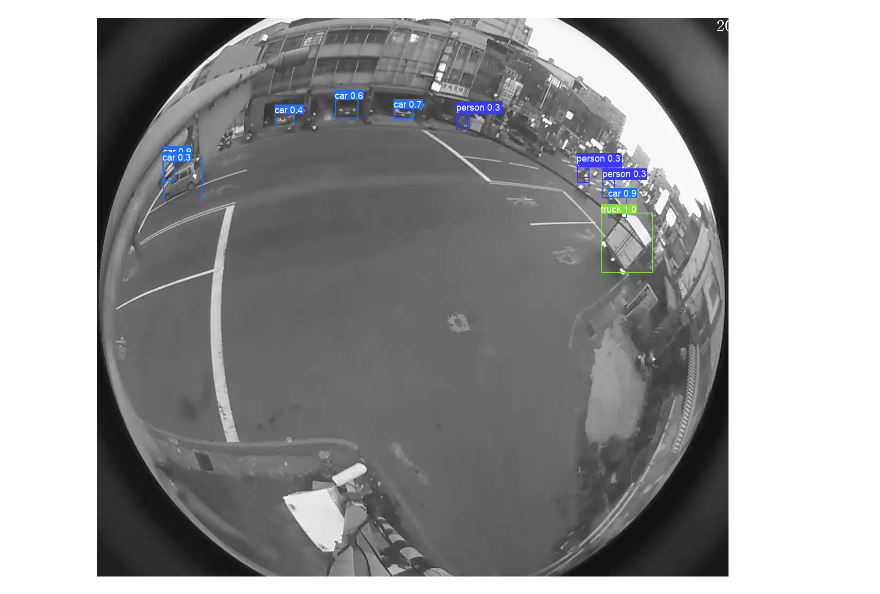
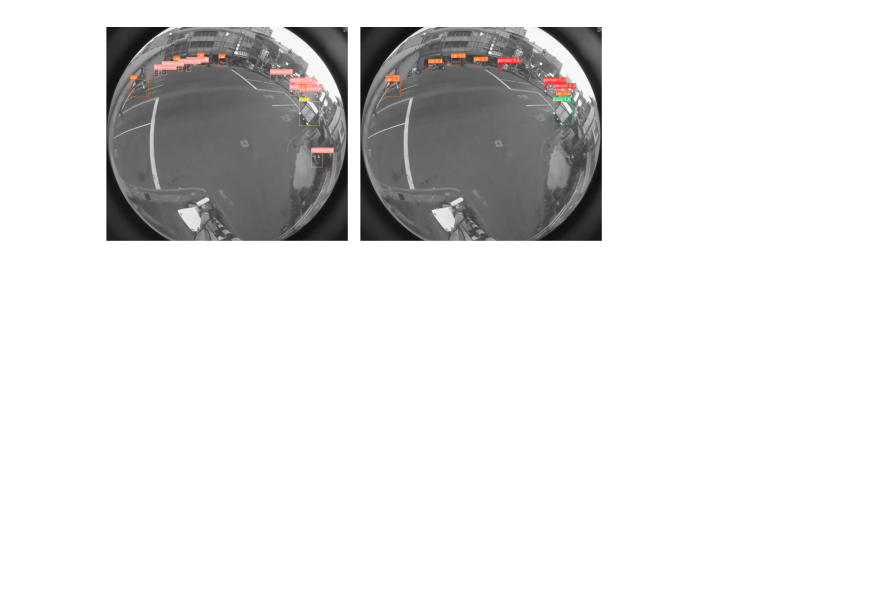
Before and after one commit to g1y5x3/fisheye_challenge, a Jupyter notebook: inspect_results.ipynb, the cells around one changed output. Cells and saved outputs as stored; diff of their text form; code cells hidden in the pictures; blank space fills up the shorter version.

```diff
--- a/inspect_results.ipynb
+++ b/inspect_results.ipynb
@@ -30,6 +32,13 @@ cls = np.array([gt["category_id"] for gt in gt_ann if gt["image_id"] == idx])
 bboxes = np.array([gt["bbox"] for gt in gt_ann if gt["image_id"] == idx])
 names = {0: 'bus', 1: 'motorcycle', 2: 'car', 3: 'person', 4: 'truck'}
 
-plot_images(img, cls, bboxes, None, names)
+img_gt = plot_images(img, cls, bboxes, None, names, plot=False)
+
+# get predictions
+cls = np.array([pred["category_id"] for pred in preds if pred["image_id"] == idx])
+bboxes = np.array([pred["bbox"] for pred in preds if pred["image_id"] == idx])
+confs = np.array([pred["score"] for pred in preds if pred["image_id"] == idx])
+names = {0: 'person', 2: 'car', 3: 'motorcycle', 5: 'bus', 7: 'truck'}
+img_pred = plot_images(img, cls, bboxes, confs, names, plot=False)
 # %% [output]
 camera4_E_237.png
@@ -37,9 +45,11 @@ camera4_E_237.png
-# %%
-# get predictions
-cls = np.array([pred["category_id"] for pred in preds if pred["image_id"] == idx])
-bboxes = np.array([pred["bbox"] for pred in preds if pred["image_id"] == idx])
-confs = np.array([pred["score"] for pred in preds if pred["image_id"] == idx])
-names = {0: 'person', 2: 'car', 3: 'motorcycle', 5: 'bus', 7: 'truck'}
-plot_images(img, cls, bboxes, confs, names)
-# %% [output]
-[figure, removed]
+# %%
+fig, ax = plt.subplots(1, 2)
+fig.subplots_adjust(wspace=0.05)
+ax[0].imshow(img_gt)
+ax[0].axis('off')
+ax[1].imshow(img_pred)
+ax[1].axis('off')
+plt.gcf().set_facecolor('none')
+plt.show()
+# %% [output]
+[figure, added]
```
Also changed, not shown: parts of 2 cells of this notebook, 1 other file.
